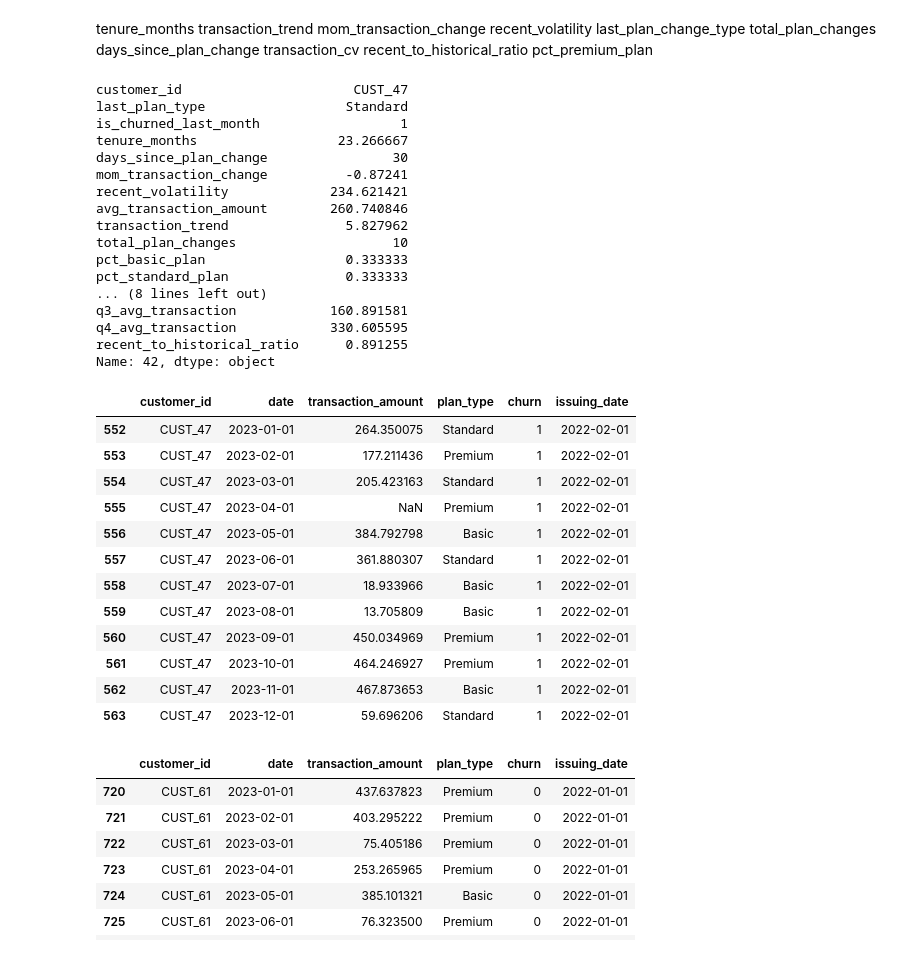
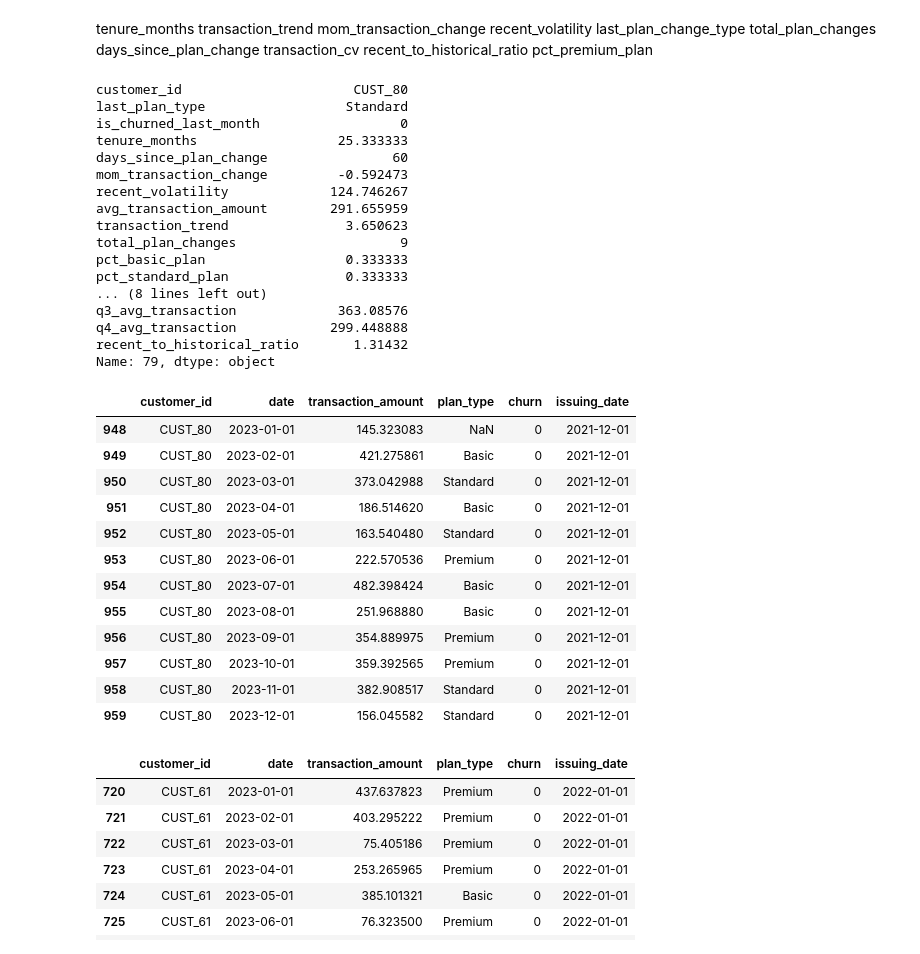
Before and after one commit to arkadymankovsky/customer-churn-classification, a Jupyter notebook: exercise.ipynb, the cells around one changed output. Saved outputs shown, nothing was run; the diff lists cells and outputs as text; code cells hidden in the pictures.

```diff
--- a/exercise.ipynb
+++ b/exercise.ipynb
@@ -675,41 +673,41 @@ transaction_cv
 recent_to_historical_ratio
 pct_premium_plan
 # %%
-tmp.query('customer_id=="CUST_47"').iloc[0]
+tmp.query('customer_id=="CUST_80"').iloc[0]
 # %% [output]
-customer_id                      CUST_47
+customer_id                      CUST_80
 last_plan_type                  Standard
-is_churned_last_month                  1
-tenure_months                  23.266667
-days_since_plan_change                30
-mom_transaction_change          -0.87241
-recent_volatility             234.621421
-avg_transaction_amount        260.740846
-transaction_trend               5.827962
-total_plan_changes                    10
+is_churned_last_month                  0
+tenure_months                  25.333333
+days_since_plan_change                60
+mom_transaction_change         -0.592473
+recent_volatility             124.746267
+avg_transaction_amount        291.655959
+transaction_trend               3.650623
+total_plan_changes                     9
 pct_basic_plan                  0.333333
 pct_standard_plan               0.333333
 ... (8 lines left out)
-q3_avg_transaction            160.891581
-q4_avg_transaction            330.605595
-recent_to_historical_ratio      0.891255
-Name: 42, dtype: object
+q3_avg_transaction             363.08576
+q4_avg_transaction            299.448888
+recent_to_historical_ratio       1.31432
+Name: 79, dtype: object
 # %%
-df.query('customer_id=="CUST_47"').sort_values('date')
+df.query('customer_id=="CUST_80"').sort_values('date')
 # %% [output]
 |  | customer_id | date | transaction_amount | plan_type | churn | issuing_date |
-| 552 | CUST_47 | 2023-01-01 | 264.350075 | Standard | 1 | 2022-02-01 |
-| 553 | CUST_47 | 2023-02-01 | 177.211436 | Premium | 1 | 2022-02-01 |
-| 554 | CUST_47 | 2023-03-01 | 205.423163 | Standard | 1 | 2022-02-01 |
-| 555 | CUST_47 | 2023-04-01 | NaN | Premium | 1 | 2022-02-01 |
-| 556 | CUST_47 | 2023-05-01 | 384.792798 | Basic | 1 | 2022-02-01 |
-| 557 | CUST_47 | 2023-06-01 | 361.880307 | Standard | 1 | 2022-02-01 |
-| 558 | CUST_47 | 2023-07-01 | 18.933966 | Basic | 1 | 2022-02-01 |
-| 559 | CUST_47 | 2023-08-01 | 13.705809 | Basic | 1 | 2022-02-01 |
-| 560 | CUST_47 | 2023-09-01 | 450.034969 | Premium | 1 | 2022-02-01 |
-| 561 | CUST_47 | 2023-10-01 | 464.246927 | Premium | 1 | 2022-02-01 |
-| 562 | CUST_47 | 2023-11-01 | 467.873653 | Basic | 1 | 2022-02-01 |
-| 563 | CUST_47 | 2023-12-01 | 59.696206 | Standard | 1 | 2022-02-01 |
+| 948 | CUST_80 | 2023-01-01 | 145.323083 | NaN | 0 | 2021-12-01 |
+| 949 | CUST_80 | 2023-02-01 | 421.275861 | Basic | 0 | 2021-12-01 |
+| 950 | CUST_80 | 2023-03-01 | 373.042988 | Standard | 0 | 2021-12-01 |
+| 951 | CUST_80 | 2023-04-01 | 186.514620 | Basic | 0 | 2021-12-01 |
+| 952 | CUST_80 | 2023-05-01 | 163.540480 | Standard | 0 | 2021-12-01 |
+| 953 | CUST_80 | 2023-06-01 | 222.570536 | Premium | 0 | 2021-12-01 |
+| 954 | CUST_80 | 2023-07-01 | 482.398424 | Basic | 0 | 2021-12-01 |
+| 955 | CUST_80 | 2023-08-01 | 251.968880 | Basic | 0 | 2021-12-01 |
+| 956 | CUST_80 | 2023-09-01 | 354.889975 | Premium | 0 | 2021-12-01 |
+| 957 | CUST_80 | 2023-10-01 | 359.392565 | Premium | 0 | 2021-12-01 |
+| 958 | CUST_80 | 2023-11-01 | 382.908517 | Standard | 0 | 2021-12-01 |
+| 959 | CUST_80 | 2023-12-01 | 156.045582 | Standard | 0 | 2021-12-01 |
 # %%
 df.query('customer_id=="CUST_61"').sort_values('date')
 # %% [output]
```
Also changed, not shown: parts of 63 cells of this notebook, 3 other files.
